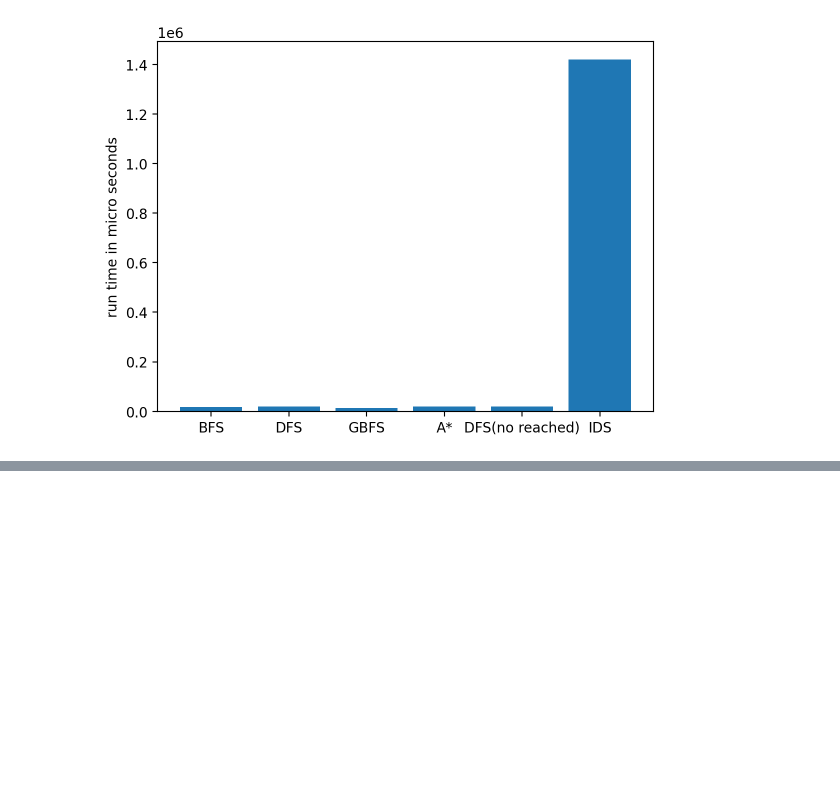
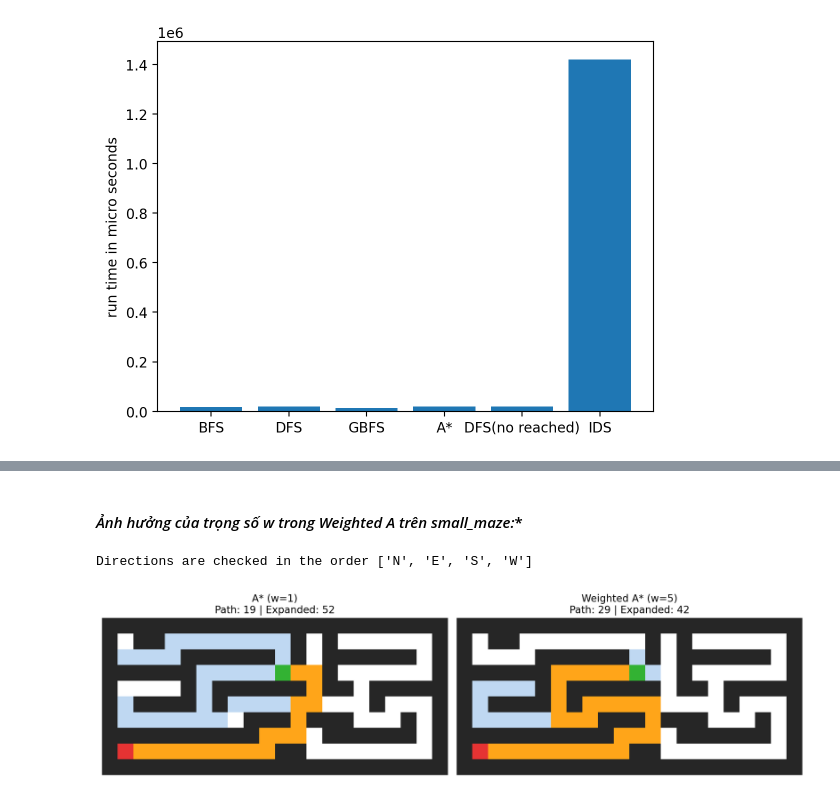
Before and after one commit to bibo0610/TTNTNC_10, a Jupyter notebook: lab02_Search/02_Maze_Example.ipynb, the cells around one changed output, grey strips where cells are left out. Saved outputs shown, nothing was run; the diff lists cells and outputs as text; code cells hidden in the pictures; blank space fills up the shorter version.

```diff
--- a/lab02_Search/02_Maze_Example.ipynb
+++ b/lab02_Search/02_Maze_Example.ipynb
@@ -706,0 +928,52 @@ plt.show()
+# %% [markdown]
+#### **Ảnh hưởng của trọng số w trong Weighted A trên small_maze*:**
+# %%
+import matplotlib.pyplot as plt
+import numpy as np
+
+with open("small_maze.txt", "r") as f:
+    maze_small = parse_maze(f.read())
+
+ts.set_order("NESW")
+ts.heuristic = ts.manhattan
+
+result_w1 = ts.best_first_search(
+    maze_small, strategy="A*", W=1, vis=False
+)
+
+result_w5 = ts.best_first_search(
+    maze_small, strategy="A*", W=5, vis=False
+)
+
+def draw_result(ax, maze_data, result, title):
+    img = np.ones((*maze_data.shape, 3))
+    img[maze_data == "X"] = (0.15, 0.15, 0.15)
+
+    for r, c in result["reached"]:
+        if maze_data[r, c] not in ("S", "G"):
+            img[r, c] = (0.75, 0.85, 0.95)
+
+    for r, c in result["path"]:
+        if maze_data[r, c] not in ("S", "G"):
+            img[r, c] = (1.0, 0.65, 0.1)
+
+    img[maze_data == "S"] = (0.2, 0.7, 0.2)
+    img[maze_data == "G"] = (0.9, 0.2, 0.2)
+
+    ax.imshow(img, interpolation="nearest")
+    ax.set_title(
+        f"{title}\nPath: {len(result['path'])-1}"
+        f" | Expanded: {len(result['reached'])}"
+    )
+    ax.axis("off")
+
+fig, axes = plt.subplots(1, 2, figsize=(12, 5))
+
+draw_result(axes[0], maze_small, result_w1, "A* (w=1)")
+draw_result(axes[1], maze_small, result_w5, "Weighted A* (w=5)")
+
+plt.tight_layout()
+plt.show()
+# %% [output]
+Directions are checked in the order ['N', 'E', 'S', 'W']
+[figure, added]
```
Also changed, not shown: parts of 8 cells of this notebook, 1 other file.
